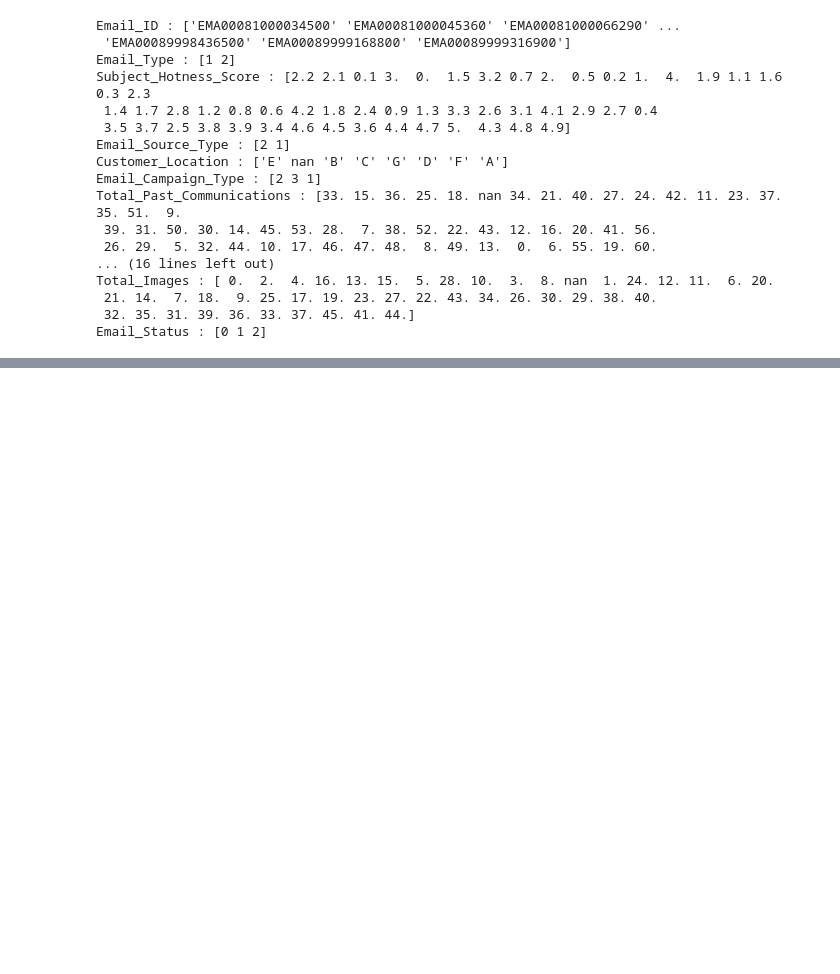
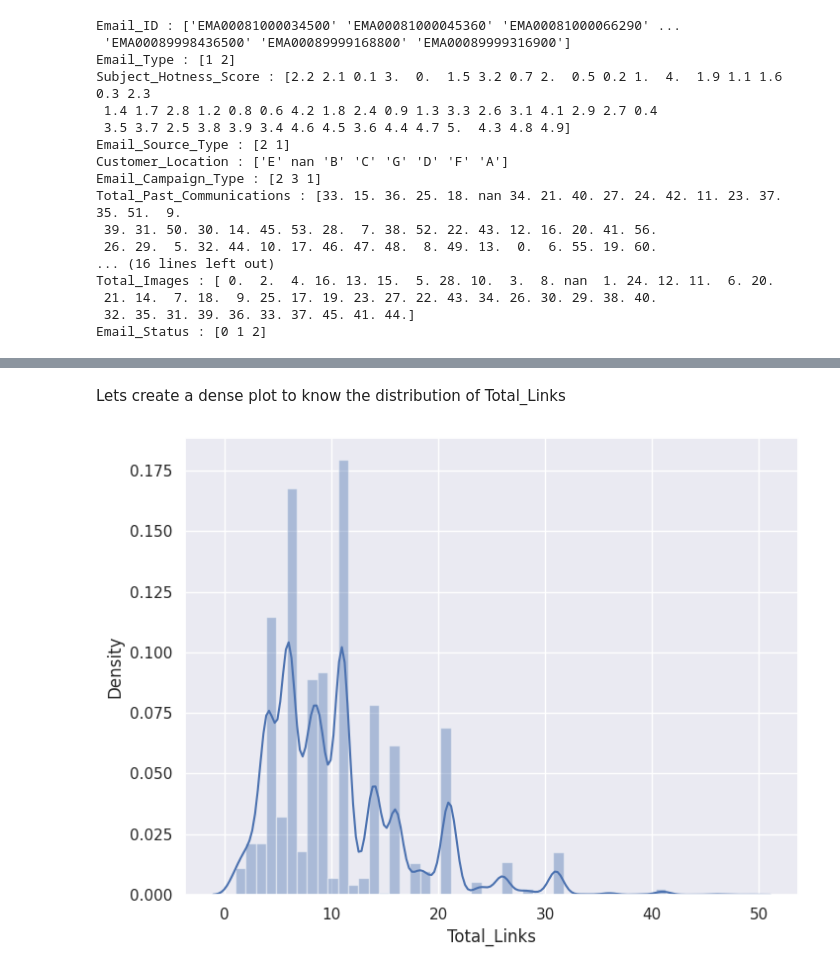
Before and after one commit to Sudar278/Email_Campaign_Effectiveness_Prediction-Classification-, a Jupyter notebook: Email_Campaign_Effectiveness_Prediction(Classification).ipynb, the cells around one changed output, grey strips where cells are left out. Saved outputs shown, nothing was run; the diff lists cells and outputs as text; code cells hidden in the pictures; blank space fills up the shorter version.

```diff
--- a/Email_Campaign_Effectiveness_Prediction(Classification).ipynb
+++ b/Email_Campaign_Effectiveness_Prediction(Classification).ipynb
@@ -173,0 +297,10 @@ Email_Status : [0 1 2]
+# %%
+# Replacing the missing values with mean
+df.Total_Past_Communications.fillna(value=df.Total_Past_Communications.mean(),inplace=True)
+# %% [markdown]
+Lets create a dense plot to know the distribution of Total_Links
+# %%
+# Dense plot for Total_Links
+dense_plot(df,'Total_Links')
+# %% [output]
+[figure, added]
```
Also changed, not shown: parts of 39 cells of this notebook.
